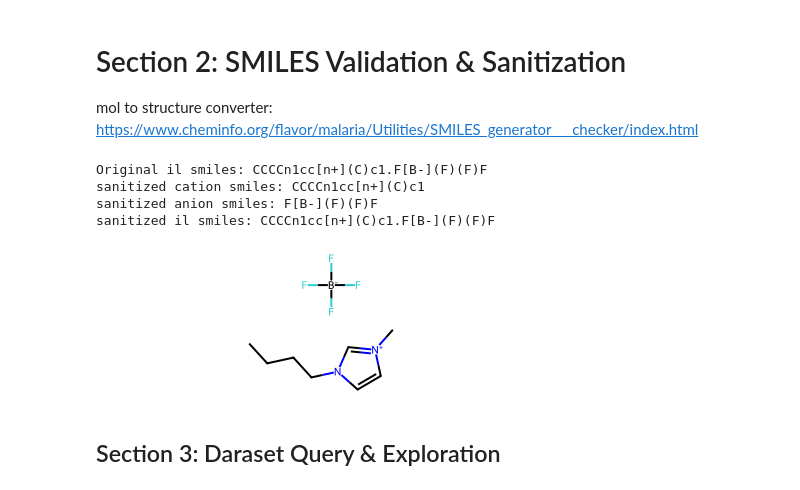
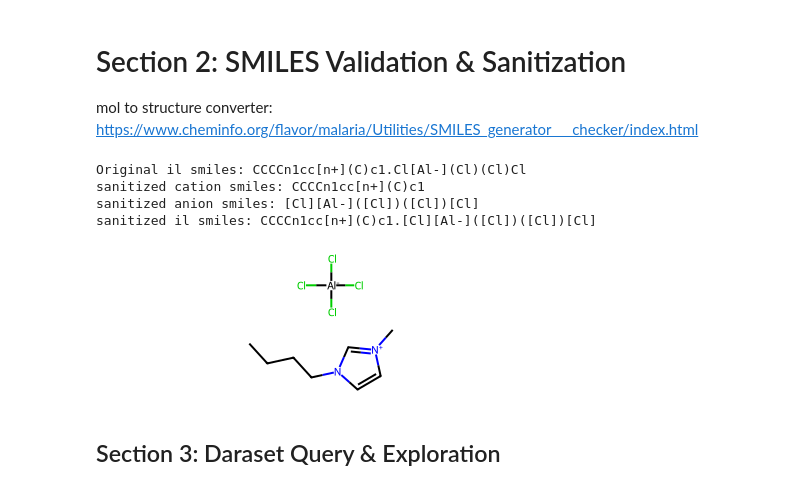
Before and after one commit to zziruhuang/vispils-flask-app, a Jupyter notebook: local-tests/ipynb-notebooks/251018_process_quered_jl.ipynb, the cells around one changed output. Drawn from its saved outputs; the diff is of its cells as text; code cells hidden in the pictures.

```diff
--- a/local-tests/ipynb-notebooks/251018_process_quered_jl.ipynb
+++ b/local-tests/ipynb-notebooks/251018_process_quered_jl.ipynb
@@ -22,27 +23,28 @@ https://www.cheminfo.org/flavor/malaria/Utilities/SMILES_generator___checker/ind
 # %%
 cation_smiles = "CCCCn1cc[n+](C)c1"
 anion_smiles = "F[B-](F)(F)F"
+anion_smiles = "Cl[Al-](Cl)(Cl)Cl"  # alternative anion
 il_smiles = f"{cation_smiles}.{anion_smiles}"
 print(f"Original il smiles: {il_smiles}")
 
 # Sanitize smiles
 sanitized_cation_smiles = sanitized_smiles(cation_smiles)
 sanitized_anion_smiles = sanitized_smiles(anion_smiles)
 sanitized_il_smiles = sanitized_smiles(il_smiles)
 
 print(f"sanitized cation smiles: {sanitized_cation_smiles}")
 print(f"sanitized anion smiles: {sanitized_anion_smiles}")
 print(f"sanitized il smiles: {sanitized_il_smiles}")
 
 # Display molecule
 mol = Chem.MolFromSmiles(sanitized_il_smiles)
 display(mol)
 # %% [output]
-Original il smiles: CCCCn1cc[n+](C)c1.F[B-](F)(F)F
+Original il smiles: CCCCn1cc[n+](C)c1.Cl[Al-](Cl)(Cl)Cl
 sanitized cation smiles: CCCCn1cc[n+](C)c1
-sanitized anion smiles: F[B-](F)(F)F
-sanitized il smiles: CCCCn1cc[n+](C)c1.F[B-](F)(F)F
+sanitized anion smiles: [Cl][Al-]([Cl])([Cl])[Cl]
+sanitized il smiles: CCCCn1cc[n+](C)c1.[Cl][Al-]([Cl])([Cl])[Cl]
-[figure, old version]
+[figure, new version]
 # %% [markdown]
 ## Section 3: Daraset Query & Exploration
 # %%
```
Also changed, not shown: parts of 10 cells of this notebook.
